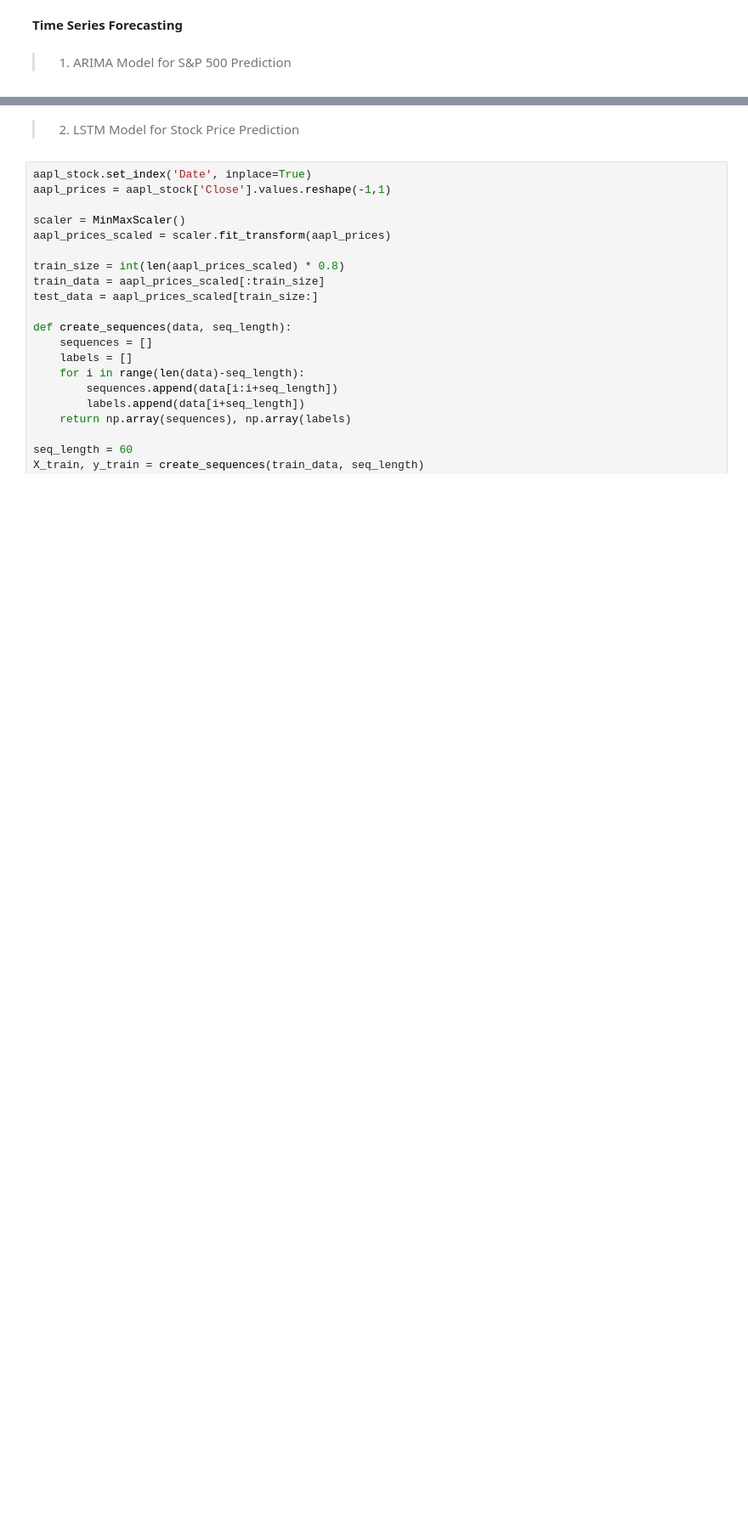
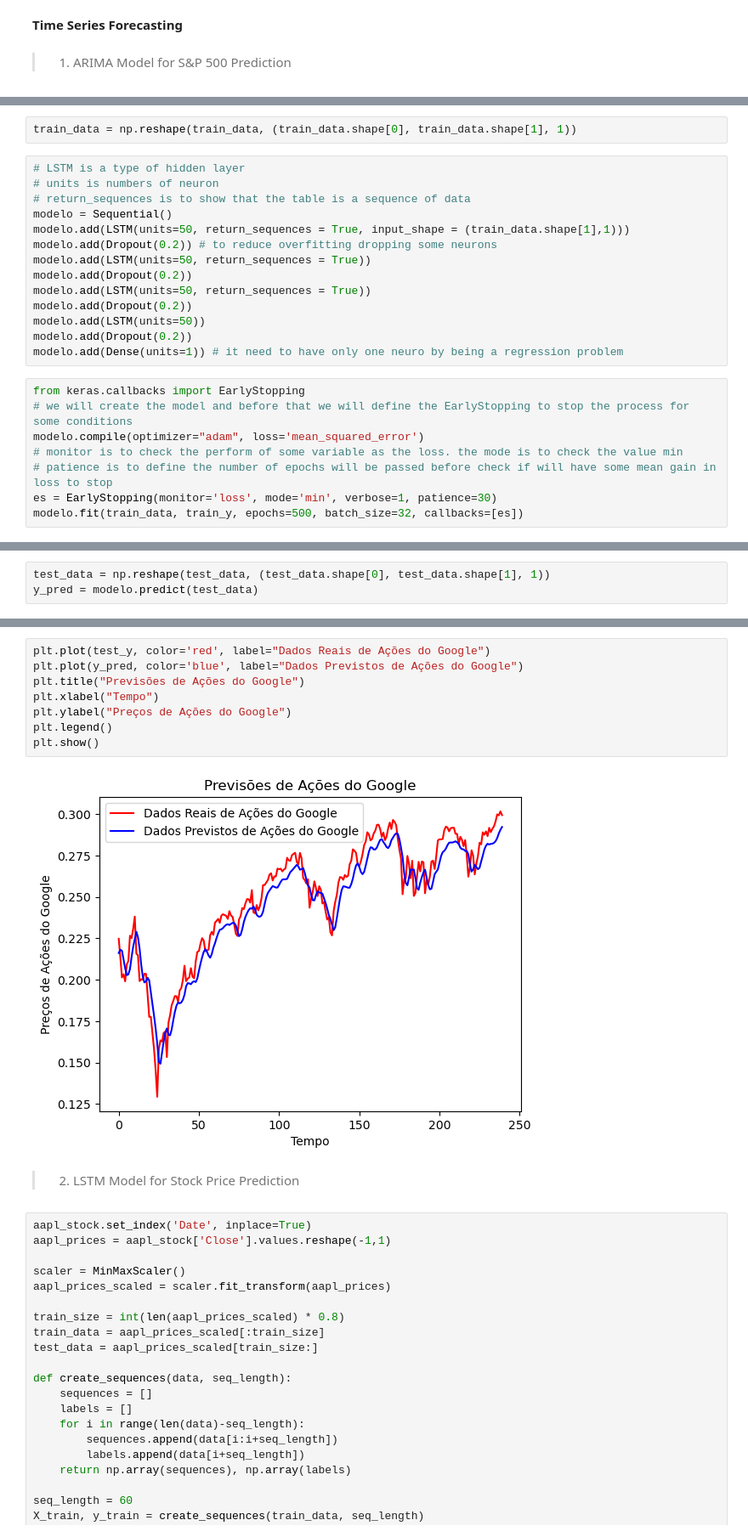
Before and after one commit to lucasvillefort/SCIENCE_PROJECTS, a Jupyter notebook: 6-TIME SERIES/S&P 500 Stocks (daily updated)/2-s-p-500-stocks-time-series-regression.ipynb, the cells around one changed output, grey strips where cells are left out. Shown at 85% size. Saved outputs shown, nothing was run; the diff lists cells and outputs as text; blank space fills up the shorter version.

```diff
--- a/6-TIME SERIES/S&P 500 Stocks (daily updated)/2-s-p-500-stocks-time-series-regression.ipynb
+++ b/6-TIME SERIES/S&P 500 Stocks (daily updated)/2-s-p-500-stocks-time-series-regression.ipynb
@@ -163,0 +187,24 @@ Total fit time: 22.069 seconds
+# %%
+train_data = np.reshape(train_data, (train_data.shape[0], train_data.shape[1], 1))
+# %%
+# LSTM is a type of hidden layer
+# units is numbers of neuron
+# return_sequences is to show that the table is a sequence of data
+modelo = Sequential()
+modelo.add(LSTM(units=50, return_sequences = True, input_shape = (train_data.shape[1],1)))
+modelo.add(Dropout(0.2)) # to reduce overfitting dropping some neurons
+modelo.add(LSTM(units=50, return_sequences = True))
+modelo.add(Dropout(0.2))
+modelo.add(LSTM(units=50, return_sequences = True))
+modelo.add(Dropout(0.2))
+modelo.add(LSTM(units=50))
+modelo.add(Dropout(0.2))
+modelo.add(Dense(units=1)) # it need to have only one neuro by being a regression problem
+# %%
+from keras.callbacks import EarlyStopping
+# we will create the model and before that we will define the EarlyStopping to stop the process for some conditions
+modelo.compile(optimizer="adam", loss='mean_squared_error')
+# monitor is to check the perform of some variable as the loss. the mode is to check the value min
+# patience is to define the number of epochs will be passed before check if will have some mean gain in loss to stop
+es = EarlyStopping(monitor='loss', mode='min', verbose=1, patience=30)
+modelo.fit(train_data, train_y, epochs=500, batch_size=32, callbacks=[es])
@@ -163,0 +230,3 @@ Total fit time: 22.069 seconds
+# %%
+test_data = np.reshape(test_data, (test_data.shape[0], test_data.shape[1], 1))
+y_pred = modelo.predict(test_data)
@@ -164,3 +235,13 @@ Total fit time: 22.069 seconds
+# %%
+plt.plot(test_y, color='red', label="Dados Reais de Ações do Google")
+plt.plot(y_pred, color='blue', label="Dados Previstos de Ações do Google")
+plt.title("Previsões de Ações do Google")
+plt.xlabel("Tempo")
+plt.ylabel("Preços de Ações do Google")
+plt.legend()
+plt.show()
+# %% [output]
+[figure, added]
 # %% [markdown]
 > 2. LSTM Model for Stock Price Prediction
 # %%
```
Also changed, not shown: parts of 9 cells of this notebook.
